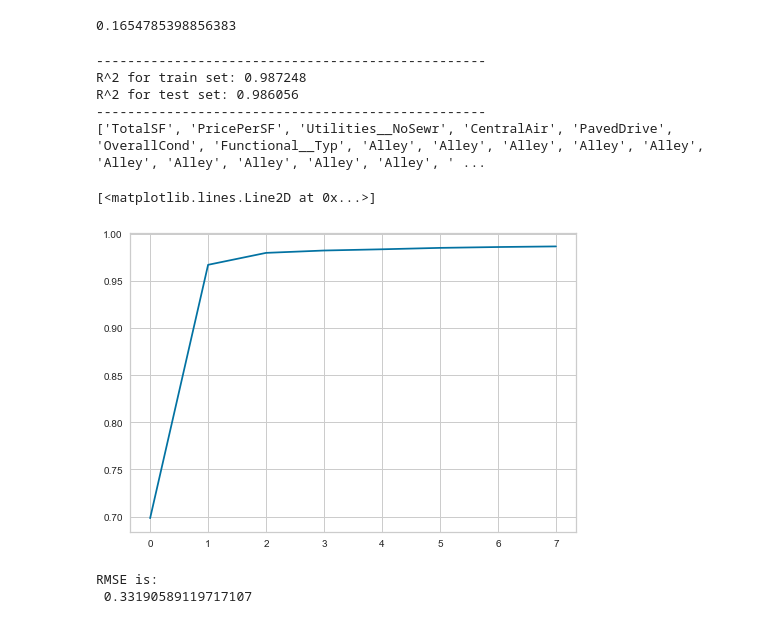
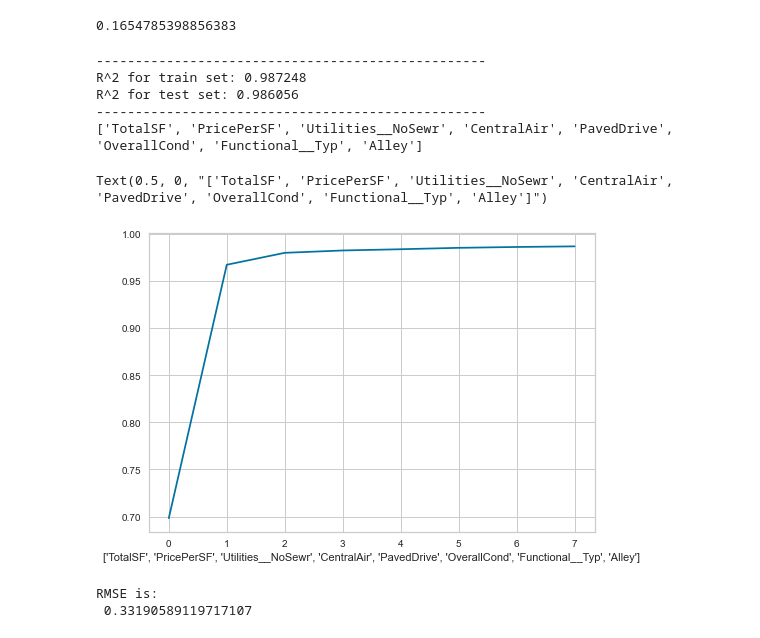
Before and after one commit to maejok/ML_Price_Prediction_Model_for_Ames_Housing, a Jupyter notebook: Chapter_0_Data_Cleaning_main3.ipynb, the cells around one changed output. Drawn from its saved outputs; the diff is of its cells as text; code cells hidden in the pictures.

```diff
--- a/Chapter_0_Data_Cleaning_main3.ipynb
+++ b/Chapter_0_Data_Cleaning_main3.ipynb
@@ -1210,37 +1259,38 @@ for ele in range(1,len(housing_new.columns),1):
         scores.append(ols.score(X_train, y_train))
     if len(cscores)<8:
 
         cscores.append(pd.Series(scores).max())
         fnlst =fnlst+lst[pd.Series(scores)[pd.Series(scores)==pd.Series(scores).max()].index[0]]
-    if fnlst[-1:][0]!=[]:
+    if fnlst[-1:][0]!=[] and len(labels)<8:
         labels.append(fnlst[-1:][0])
 
 
 
 
 
 ols = LinearRegression()
 X_train, X_test, y_train, y_test = train_test_split(housing_new[fnlst], fitted_price, test_size=0.5, random_state=32)
 
 ols.fit(X_train, y_train)
 print('-'*50)
 
 print("R^2 for train set: %f" %ols.score(X_train, y_train))
 print("R^2 for test set: %f" %ols.score(X_test, y_test))
 
 print('-'*50)
 print(labels)
 
 
 plt.plot(range(len(cscores)), cscores)
+plt.xlabel(labels)
 # %% [output]
 --------------------------------------------------
 R^2 for train set: 0.987248
 R^2 for test set: 0.986056
 --------------------------------------------------
-['TotalSF', 'PricePerSF', 'Utilities__NoSewr', 'CentralAir', 'PavedDrive', 'OverallCond', 'Functional__Typ', 'Alley', 'Alley', 'Alley', 'Alley', 'Alley', 'Alley', 'Alley', 'Alley', 'Alley', 'Alley', ' ...
+['TotalSF', 'PricePerSF', 'Utilities__NoSewr', 'CentralAir', 'PavedDrive', 'OverallCond', 'Functional__Typ', 'Alley']
-[<matplotlib.lines.Line2D at 0x...>]
+Text(0.5, 0, "['TotalSF', 'PricePerSF', 'Utilities__NoSewr', 'CentralAir', 'PavedDrive', 'OverallCond', 'Functional__Typ', 'Alley']")
-[figure, old version]
+[figure, new version]
 # %%
 
 lr = linear_model.LinearRegression()
```
Also changed, not shown: parts of 3 cells of this notebook.
